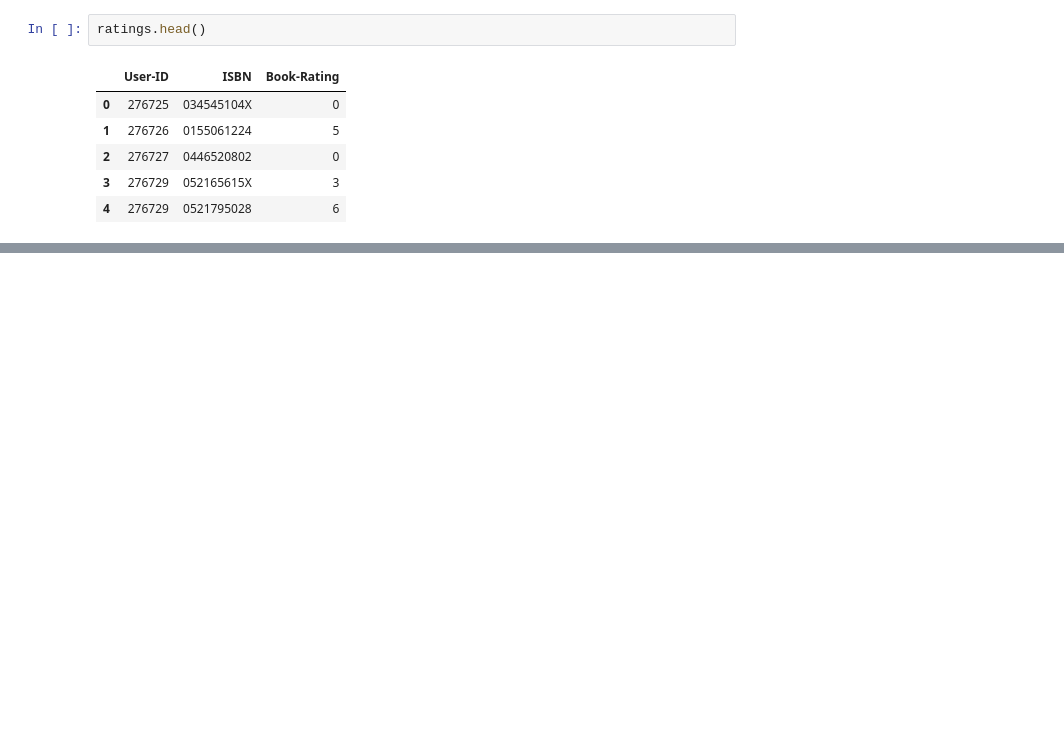
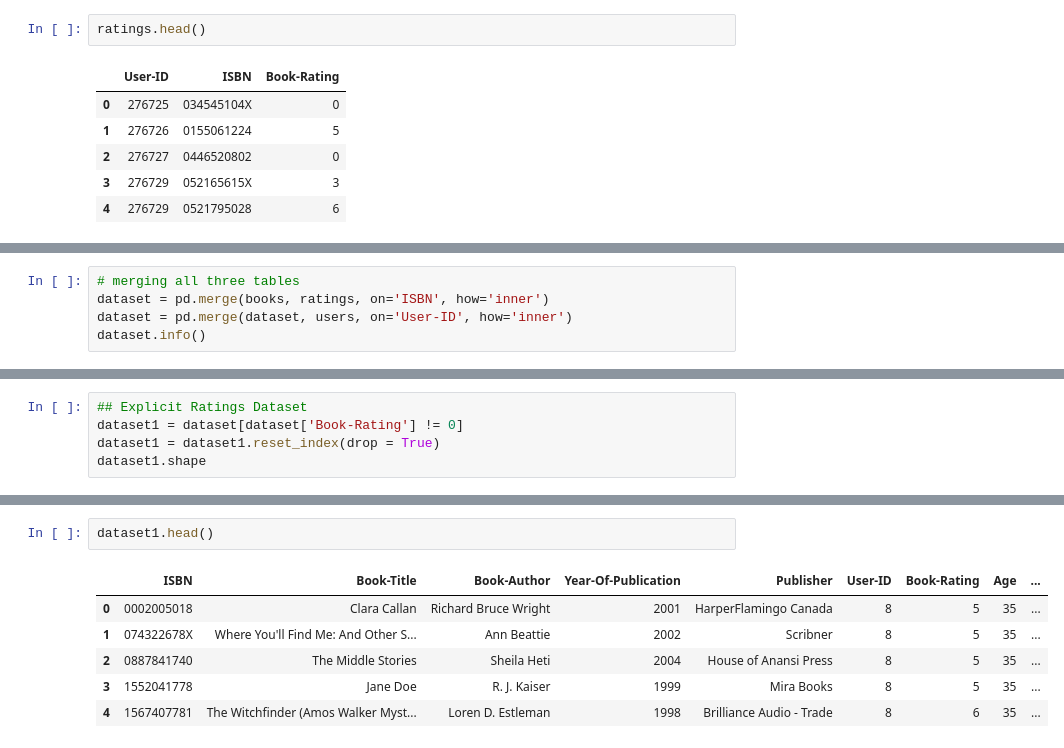
Before and after one commit to Deven876/Book-Recommendation-System, a Jupyter notebook: Book_Recommendation_System.ipynb, the cells around one changed output, grey strips where cells are left out. Cells and saved outputs as stored; diff of their text form; blank space fills up the shorter version.

Commit message:
merging all tables

```diff
--- a/Book_Recommendation_System.ipynb
+++ b/Book_Recommendation_System.ipynb
@@ -511,0 +514,5 @@ ratings.head()
+# %%
+# merging all three tables
+dataset = pd.merge(books, ratings, on='ISBN', how='inner')
+dataset = pd.merge(dataset, users, on='User-ID', how='inner')
+dataset.info()
@@ -511,0 +540,5 @@ ratings.head()
+# %%
+## Explicit Ratings Dataset
+dataset1 = dataset[dataset['Book-Rating'] != 0]
+dataset1 = dataset1.reset_index(drop = True)
+dataset1.shape
@@ -511,0 +554,9 @@ ratings.head()
+# %%
+dataset1.head()
+# %% [output]
+|  | ISBN | Book-Title | Book-Author | Year-Of-Publication | Publisher | User-ID | Book-Rating | Age | ... |
+| 0 | 0002005018 | Clara Callan | Richard Bruce Wright | 2001 | HarperFlamingo Canada | 8 | 5 | 35 | ... |
+| 1 | 074322678X | Where You'll Find Me: And Other S... | Ann Beattie | 2002 | Scribner | 8 | 5 | 35 | ... |
+| 2 | 0887841740 | The Middle Stories | Sheila Heti | 2004 | House of Anansi Press | 8 | 5 | 35 | ... |
+| 3 | 1552041778 | Jane Doe | R. J. Kaiser | 1999 | Mira Books | 8 | 5 | 35 | ... |
+| 4 | 1567407781 | The Witchfinder (Amos Walker Myst... | Loren D. Estleman | 1998 | Brilliance Audio - Trade | 8 | 6 | 35 | ... |
```
Also changed, not shown: parts of 5 cells of this notebook.
